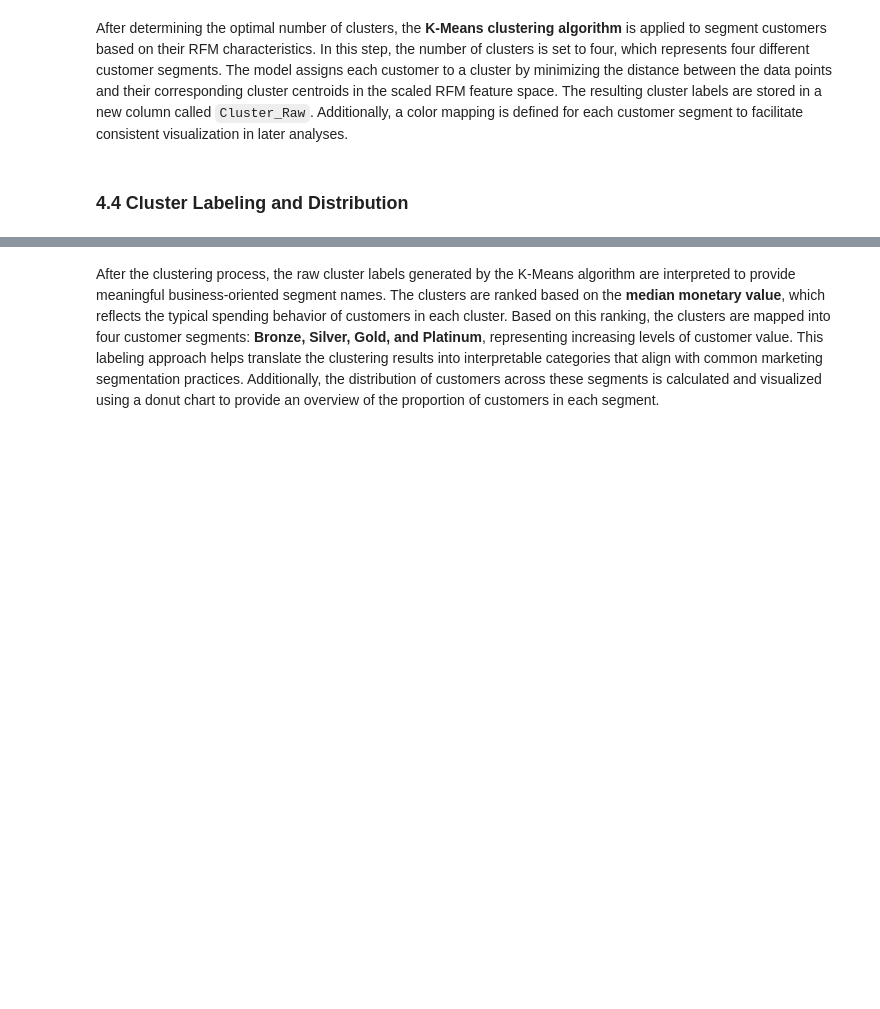
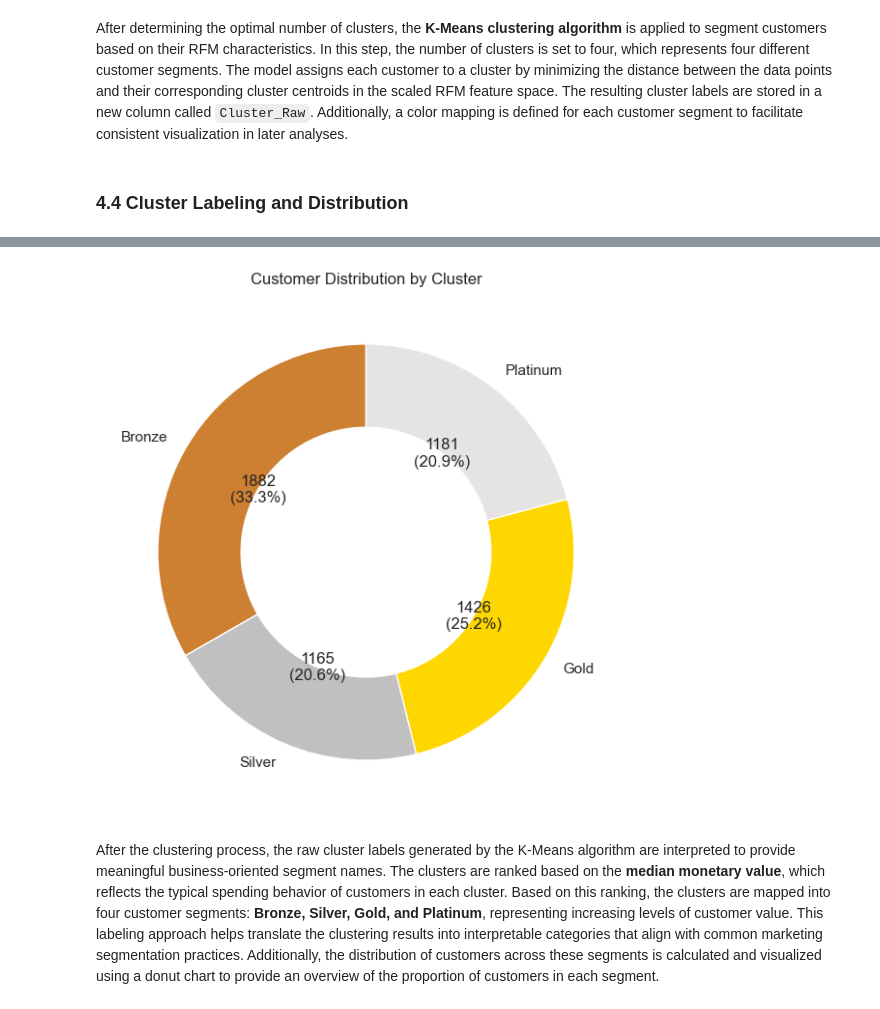
Before and after one commit to hansdarmawann/or2mrfm-1, a Jupyter notebook: notebooks/code.ipynb, the cells around one changed output, grey strips where cells are left out. Cells and saved outputs as stored; diff of their text form; code cells hidden in the pictures; blank space fills up the shorter version.

Commit message:
Simplify the customer distribution segmentations.

```diff
--- a/notebooks/code.ipynb
+++ b/notebooks/code.ipynb
@@ -505,3 +455,39 @@ plt.show()
+# %%
+cluster_size = (
+    rfm['Cluster']
+    .value_counts()
+    .sort_index()
+    .to_frame(name="Customers")
+)
+
+cluster_size["Percentage (%)"] = (
+    cluster_size["Customers"] / cluster_size["Customers"].sum() * 100
+).round(2)
+
+# total customer
+total = cluster_size["Customers"].sum()
+
+def autopct_format(pct):
+    count = int(round(pct * total / 100))
+    return f"{count}\n({pct:.1f}%)"
+
+# Pie / Donut Chart
+plt.figure(figsize=(7,7))
+
+plt.pie(
+    cluster_size["Customers"],
+    labels=cluster_size.index,
+    autopct=autopct_format,
+    startangle=90,
+    colors=[cluster_colors[c] for c in cluster_size.index],
+    wedgeprops=dict(width=0.4)
+)
+
+plt.title("Customer Distribution by Cluster")
+
+plt.show()
+# %% [output]
+[figure, added]
 # %% [markdown]
 After the clustering process, the raw cluster labels generated by the K-Means algorithm are interpreted to provide meaningful business-oriented segment names. The clusters are ranked based on the **median monetary value**, which reflects the typical spending behavior of customers in each cluster. Based on this ranking, the clusters are mapped into four customer segments: **Bronze, Silver, Gold, and Platinum**, representing increasing levels of customer value. This labeling approach helps translate the clustering results into interpretable categories that align with common marketing segmentation practices. Additionally, the distribution of customers across these segments is calculated and visualized using a donut chart to provide an overview of the proportion of customers in each segment.
 # %% [markdown]
```
Also changed, not shown: parts of 2 cells of this notebook, 1 other file.
